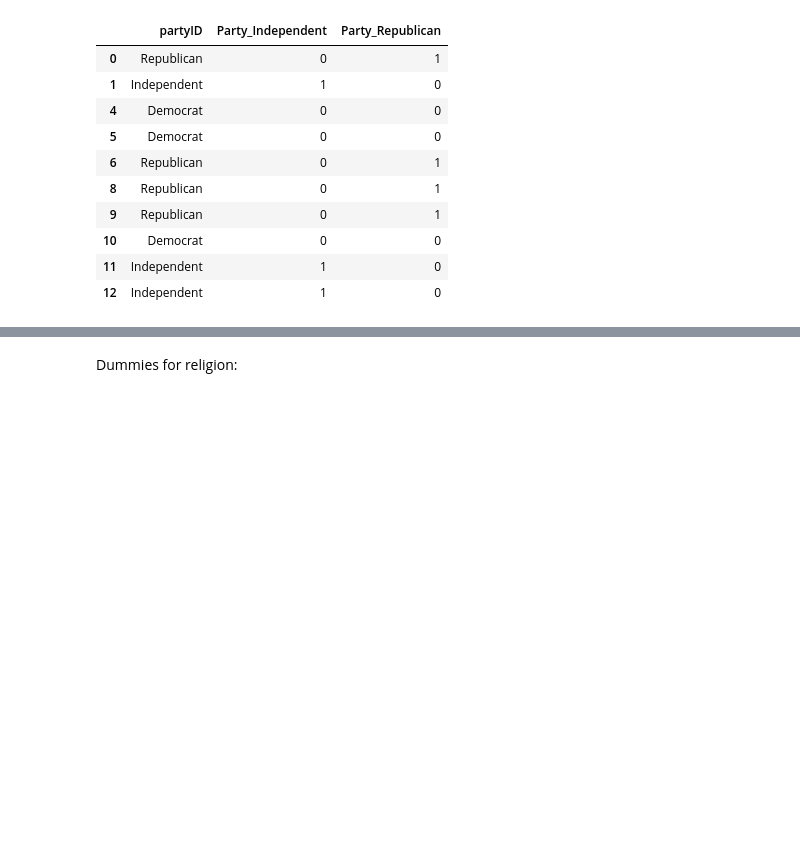
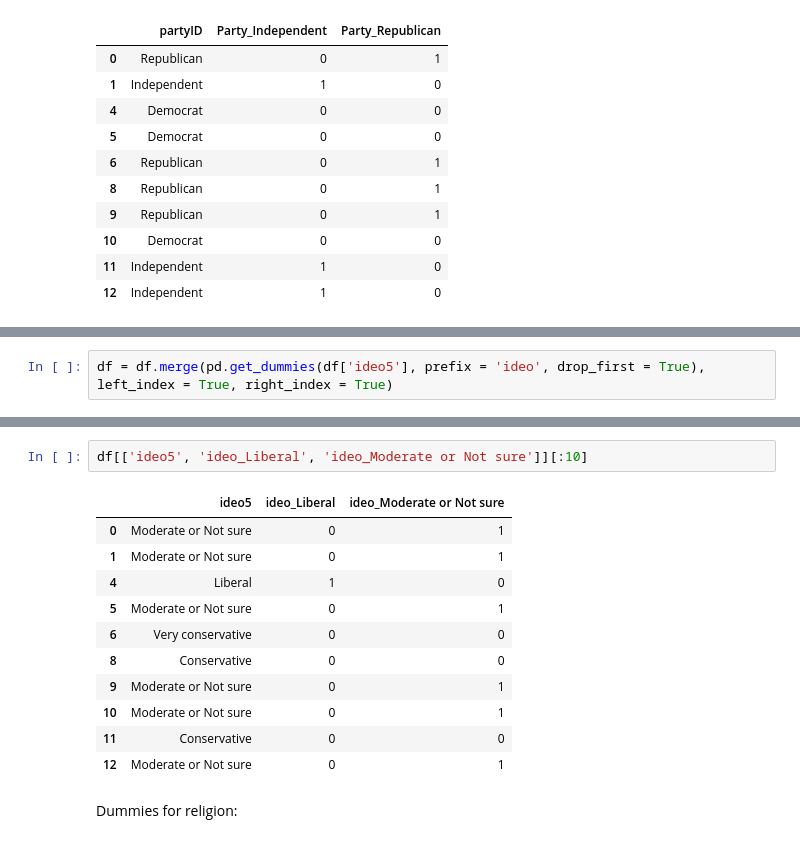
Before and after one commit to joshyou/springboard, a Jupyter notebook: Project 2/Capstone 2 wrangling.ipynb, the cells around one changed output, grey strips where cells are left out. Drawn from its saved outputs; the diff is of its cells as text; blank space fills up the shorter version.

```diff
--- a/Project 2/Capstone 2 wrangling.ipynb
+++ b/Project 2/Capstone 2 wrangling.ipynb
@@ -869,0 +872,2 @@ df[['partyID', 'Party_Independent', 'Party_Republican']][:10]
+# %%
+df = df.merge(pd.get_dummies(df['ideo5'], prefix = 'ideo', drop_first = True), left_index = True, right_index = True)
@@ -870,3 +882,17 @@ df[['partyID', 'Party_Independent', 'Party_Republican']][:10]
+# %%
+df[['ideo5', 'ideo_Liberal', 'ideo_Moderate or Not sure']][:10]
+# %% [output]
+|  | ideo5 | ideo_Liberal | ideo_Moderate or Not sure |
+| 0 | Moderate or Not sure | 0 | 1 |
+| 1 | Moderate or Not sure | 0 | 1 |
+| 4 | Liberal | 1 | 0 |
+| 5 | Moderate or Not sure | 0 | 1 |
+| 6 | Very conservative | 0 | 0 |
+| 8 | Conservative | 0 | 0 |
+| 9 | Moderate or Not sure | 0 | 1 |
+| 10 | Moderate or Not sure | 0 | 1 |
+| 11 | Conservative | 0 | 0 |
+| 12 | Moderate or Not sure | 0 | 1 |
 # %% [markdown]
 Dummies for religion:
 # %%
```
Also changed, not shown: parts of 8 cells of this notebook, 4 other files.
